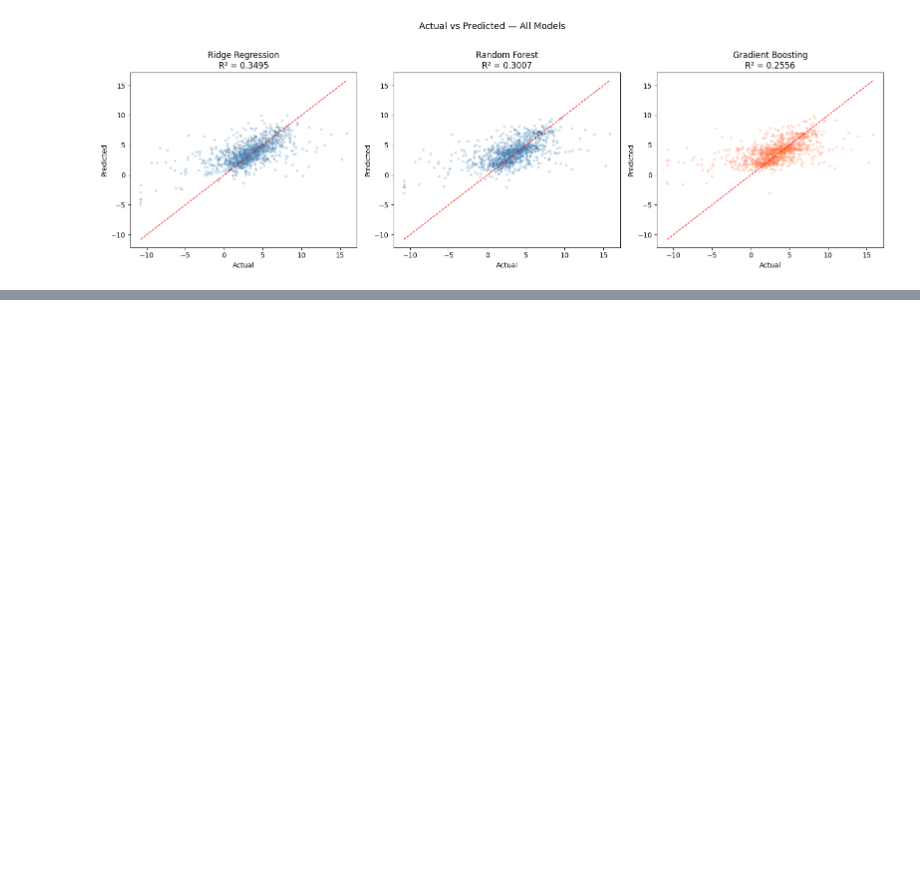
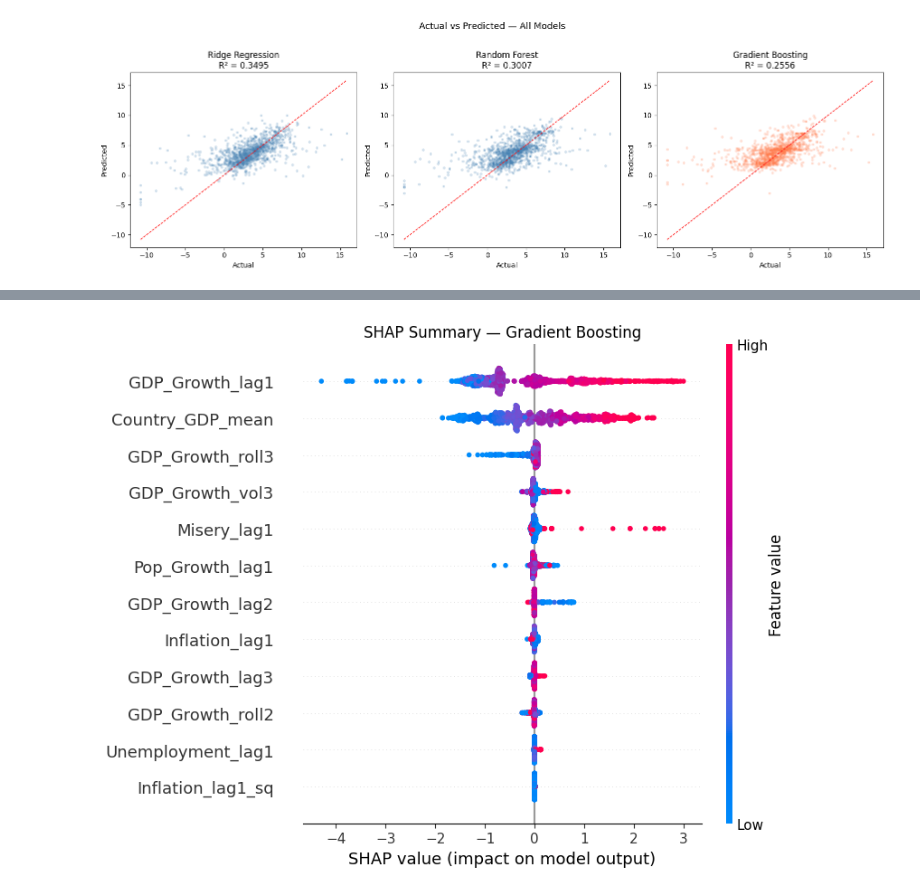
Before and after one commit to wasaldev/24077342-Data-Science-Machine-Learning-GDP-Growth-Prediction, a Jupyter notebook: 24077342_Data_Science_Project.ipynb, the cells around one changed output, grey strips where cells are left out. Saved outputs shown, nothing was run; the diff lists cells and outputs as text; code cells hidden in the pictures; blank space fills up the shorter version.

```diff
--- a/24077342_Data_Science_Project.ipynb
+++ b/24077342_Data_Science_Project.ipynb
@@ -1005,0 +1087,15 @@ plt.show()
+# %%
+# ============================================================
+# 8.1  SHAP values for Gradient Boosting
+# ============================================================
+explainer = shap.TreeExplainer(gb_model)
+shap_values = explainer.shap_values(X_test_scaled)
+
+# Summary plot — global feature importance + direction
+plt.figure(figsize=(9, 5))
+shap.summary_plot(shap_values, X_test_scaled, feature_names=FEATURES, show=False)
+plt.title("SHAP Summary — Gradient Boosting")
+plt.tight_layout()
+plt.show()
+# %% [output]
+[figure, added]
```
Also changed, not shown: parts of 11 cells of this notebook.
